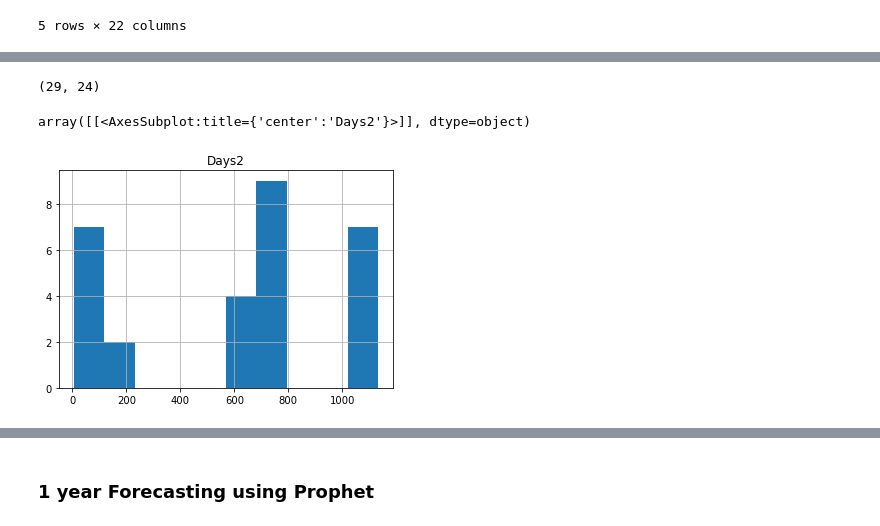
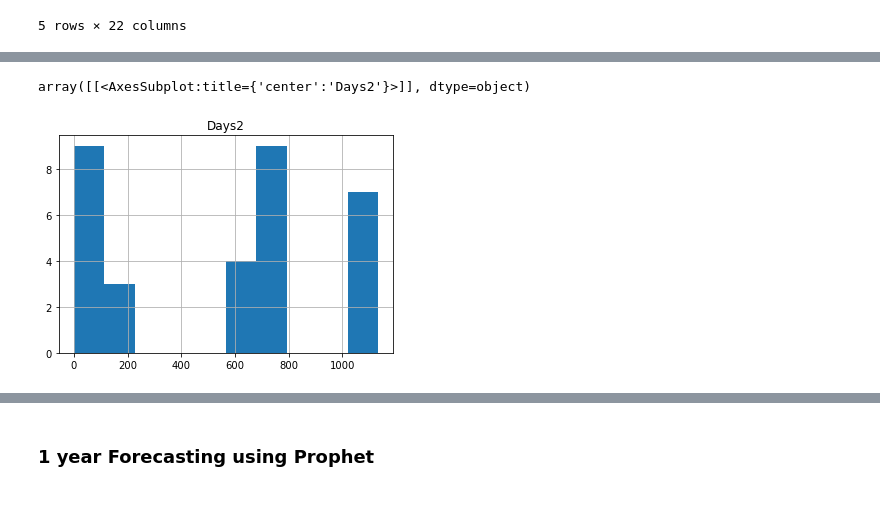
Before and after one commit to nehad2909/drug-product-database-health-canada, a Jupyter notebook: Scripts/Predict_most_unavailb.ipynb, the cells around one changed output, grey strips where cells are left out. Saved outputs shown, nothing was run; the diff lists cells and outputs as text; code cells hidden in the pictures.

```diff
--- a/Scripts/Predict_most_unavailb.ipynb
+++ b/Scripts/Predict_most_unavailb.ipynb
@@ -52,4 +61,6 @@ df['Days']= df['actual_end_date']-df['actual_start_date']
 df['Days2'] = df['Days'].dt.days
 df['Days2']=df['Days2'].astype('int')
 # %%
-df= df[(df['Days2']>0)]
+# Removing negative days
+df= df[(df['Days2']>=0)]
+df.Days2.min()
@@ -176,0 +111,7 @@ Name: drug_identification_number, Length: 5391, dtype: int64
+# %%
+# store the very first on the list with more # of days
+df2=df.groupby(["common_or_proper_name"])["Days2"].sum().reset_index(name="Days").sort_values(by="Days",ascending=False).head(1)
+# %%
+list_a= df2['common_or_proper_name'].unique().tolist()
+# list_a=list_a[-1]
+list_a
@@ -177,2 +120,3 @@ Name: drug_identification_number, Length: 5391, dtype: int64
 # %%
-df2 = df[df.common_or_proper_name=='VALSARTAN']
+df= df[df['common_or_proper_name'].isin(list_a)]
+df.head()
@@ -179,9 +131,5 @@ df2 = df[df.common_or_proper_name=='VALSARTAN']
-# %%
-df2.shape
-# %% [output]
-(29, 24)
 # %%
-df2.hist(column='Days2')
+df.hist(column='Days2')
 # %% [output]
 array([[<AxesSubplot:title={'center':'Days2'}>]], dtype=object)
-[figure, old version]
+[figure, new version]
```
Also changed, not shown: parts of 32 cells of this notebook.
